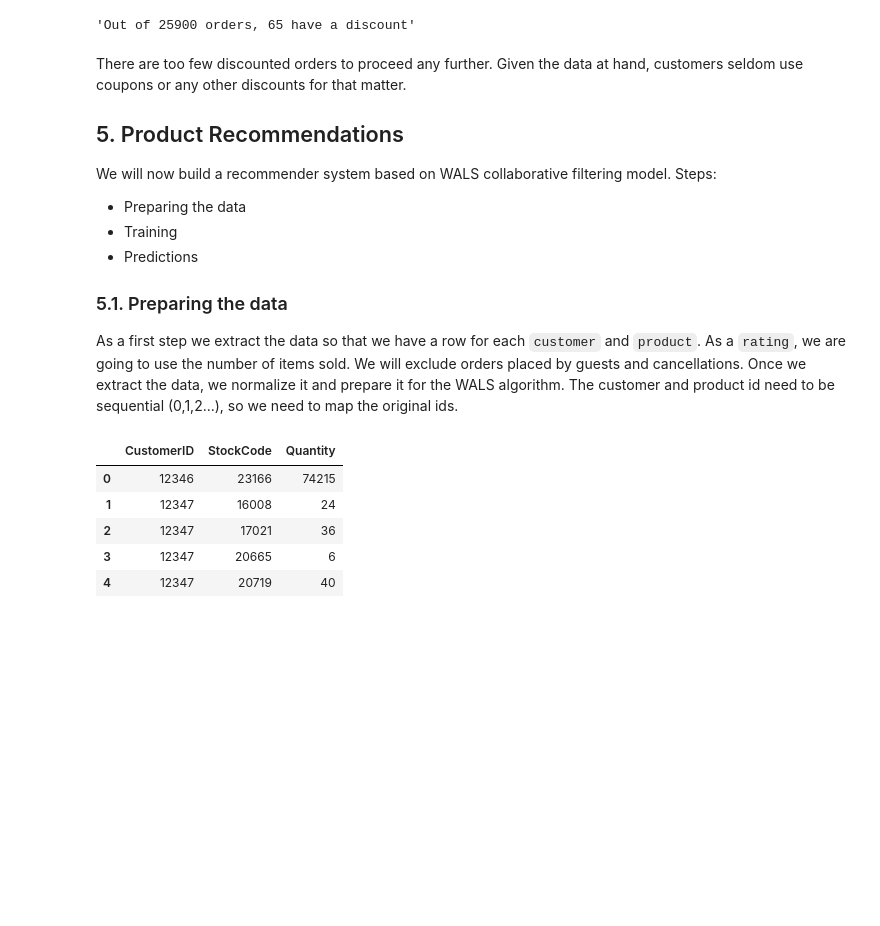
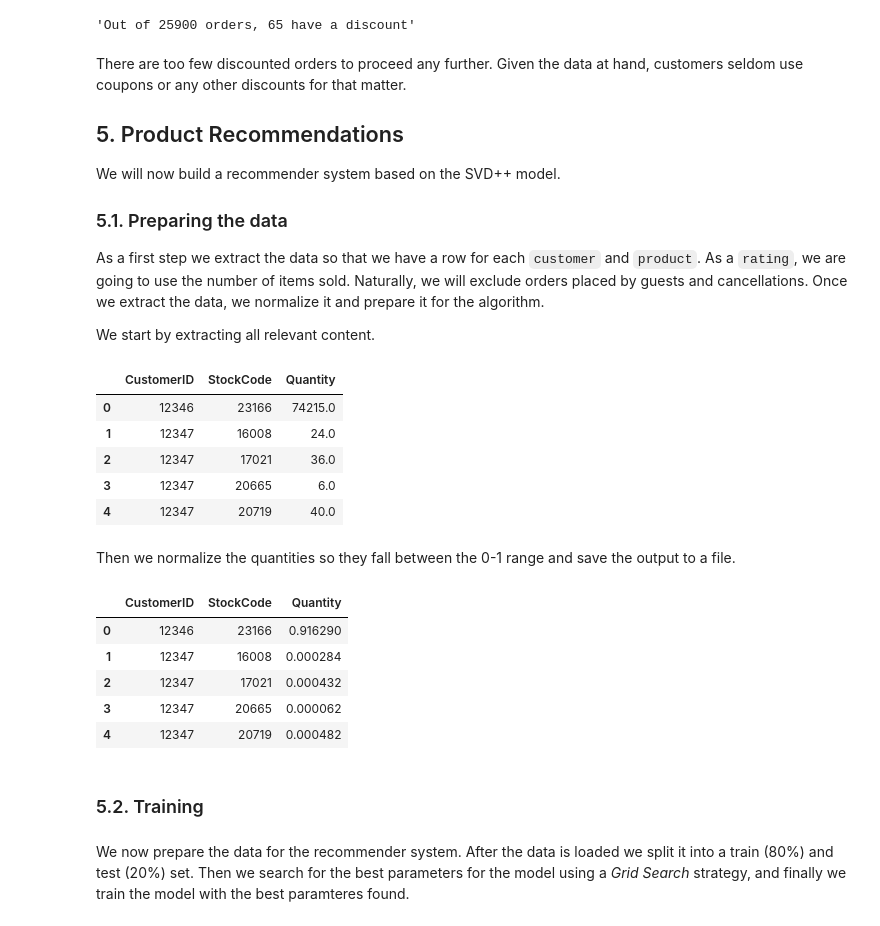
Before and after one commit to romeoc/tales, a Jupyter notebook: ecommerce/giftshop.ipynb, the cells around one changed output. Saved outputs shown, nothing was run; the diff lists cells and outputs as text; code cells hidden in the pictures; blank space fills up the shorter version.

Commit message:
Recommender system

```diff
--- a/ecommerce/dotcomgiftshop.ipynb
+++ b/ecommerce/giftshop.ipynb
@@ -814,13 +817,12 @@ orders_with_discounts = len(df[df['StockCode'] == 'D']['InvoiceNo'].unique())
 There are too few discounted orders to proceed any further. Given the data at hand, customers seldom use coupons or any other discounts for that matter.
 
 ## 5. Product Recommendations
-We will now build a recommender system based on WALS collaborative filtering model. Steps:
-- Preparing the data
-- Training
-- Predictions
+We will now build a recommender system based on the SVD++ model.
 
 ### 5.1. Preparing the data
-As a first step we extract the data so that we have a row for each `customer` and `product`. As a `rating`, we are going to use the number of items sold. We will exclude orders placed by guests and cancellations. Once we extract the data, we normalize it and prepare it for the WALS algorithm. The customer and product id need to be sequential (0,1,2...), so we need to map the original ids.
+As a first step we extract the data so that we have a row for each `customer` and `product`. As a `rating`, we are going to use the number of items sold. Naturally, we will exclude orders placed by guests and cancellations. Once we extract the data, we normalize it and prepare it for the algorithm.
+
+We start by extracting all relevant content.
 # %%
 interactions = df[(df.CustomerID.notnull()) & (df.RowTotal > 0)] \
     .groupby(['CustomerID', 'StockCode']) \
@@ -828,11 +830,30 @@ interactions = df[(df.CustomerID.notnull()) & (df.RowTotal > 0)] \
     .reset_index()
 
 interactions['CustomerID'] = interactions['CustomerID'].astype(int)
+interactions['Quantity'] = interactions['Quantity'].astype(float)
 interactions.head()
 # %% [output]
 |  | CustomerID | StockCode | Quantity |
-| 0 | 12346 | 23166 | 74215 |
-| 1 | 12347 | 16008 | 24 |
-| 2 | 12347 | 17021 | 36 |
-| 3 | 12347 | 20665 | 6 |
-| 4 | 12347 | 20719 | 40 |
+| 0 | 12346 | 23166 | 74215.0 |
+| 1 | 12347 | 16008 | 24.0 |
+| 2 | 12347 | 17021 | 36.0 |
+| 3 | 12347 | 20665 | 6.0 |
+| 4 | 12347 | 20719 | 40.0 |
+# %% [markdown]
+Then we normalize the quantities so they fall between the 0-1 range and save the output to a file.
+# %%
+scaler = MinMaxScaler()
+interactions.Quantity = scaler.fit_transform(interactions.Quantity.values.reshape(-1, 1))
+interactions.to_csv('data/interactions.csv', sep=',', header=False, index=False);
+interactions.head()
+# %% [output]
+|  | CustomerID | StockCode | Quantity |
+| 0 | 12346 | 23166 | 0.916290 |
+| 1 | 12347 | 16008 | 0.000284 |
+| 2 | 12347 | 17021 | 0.000432 |
+| 3 | 12347 | 20665 | 0.000062 |
+| 4 | 12347 | 20719 | 0.000482 |
+# %% [markdown]
+### 5.2. Training
+# %% [markdown]
+We now prepare the data for the recommender system. After the data is loaded we split it into a train (80%) and test (20%) set. Then we search for the best parameters for the model using a *Grid Search* strategy, and finally we train the model with the best paramteres found.
```
Also changed, not shown: parts of 10 cells of this notebook, 1 other file.
